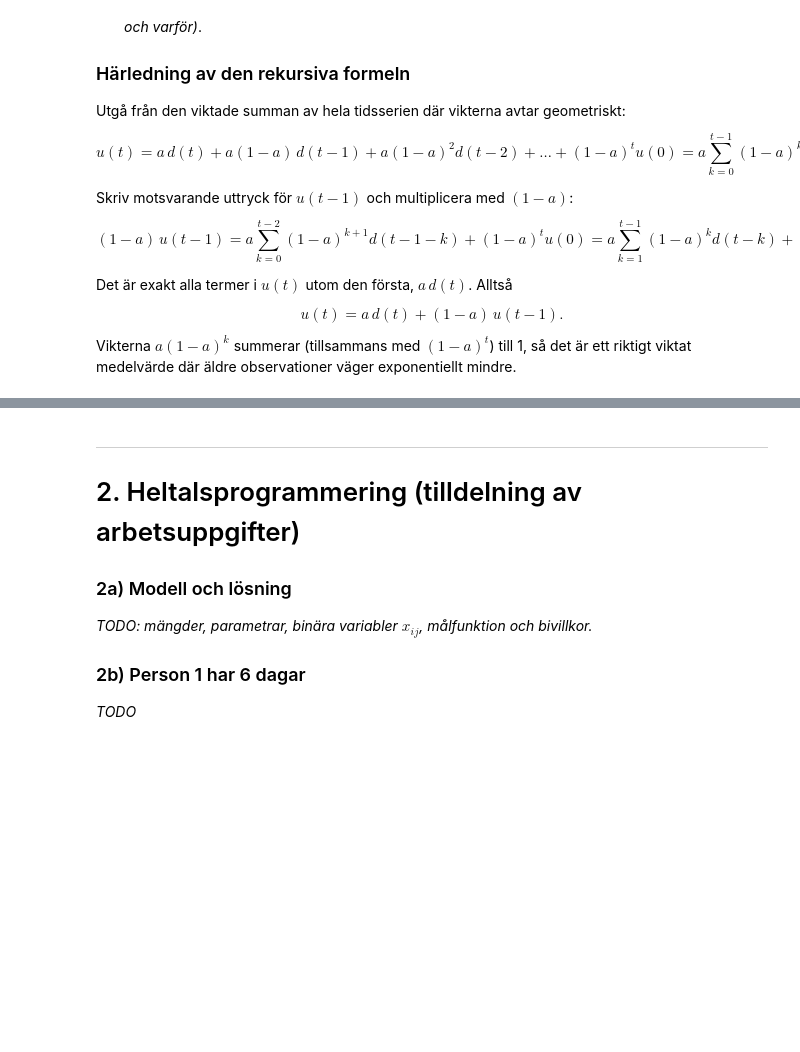
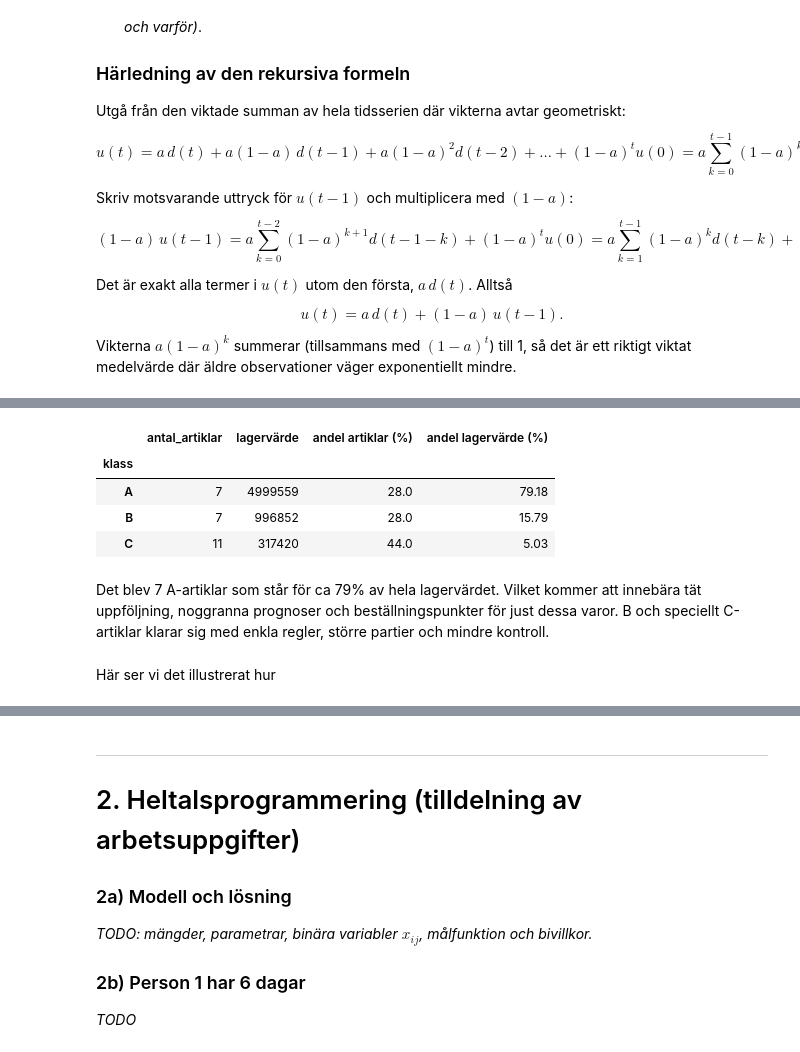
Before and after one commit to rikardehrenbage/logistik-labb, a Jupyter notebook: logistiklabb.ipynb, the cells around one changed output, grey strips where cells are left out. Cells and saved outputs as stored; diff of their text form; code cells hidden in the pictures; blank space fills up the shorter version.

```diff
--- a/logistiklabb.ipynb
+++ b/logistiklabb.ipynb
@@ -172,0 +178,19 @@ plt.tight_layout(); plt.show()
+# %%
+sammanfattning = abc.groupby("klass").agg(
+    antal_artiklar=("vara", "count"),
+    lagervärde=("lagervärde", "sum"),
+)
+sammanfattning["andel artiklar (%)"] = 100 * sammanfattning["antal_artiklar"] / len(abc)
+sammanfattning["andel lagervärde (%)"] = 100 * sammanfattning["lagervärde"] / abc["lagervärde"].sum()
+sammanfattning
+# %% [output]
+|  | antal_artiklar | lagervärde | andel artiklar (%) | andel lagervärde (%) |
+| klass |  |  |  |  |
+| A | 7 | 4999559 | 28.0 | 79.18 |
+| B | 7 | 996852 | 28.0 | 15.79 |
+| C | 11 | 317420 | 44.0 | 5.03 |
+# %% [markdown]
+
+Det blev 7 A-artiklar som står för ca 79% av hela lagervärdet. Vilket kommer att innebära tät uppföljning, noggranna prognoser och beställningspunkter för just dessa varor. B och speciellt C-artiklar klarar sig med enkla regler, större partier och mindre kontroll.
+# %% [markdown]
+Här ser vi det illustrerat hur
```
Also changed, not shown: parts of 8 cells of this notebook, 3 other files.
